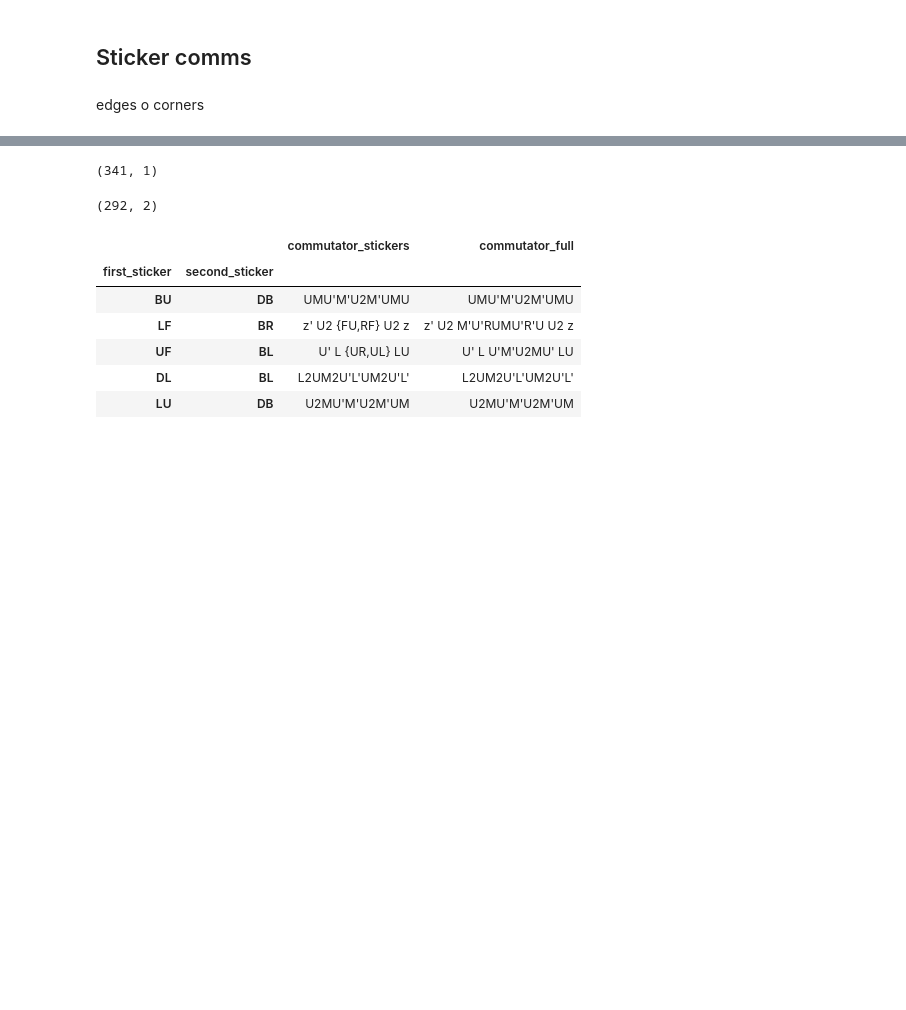
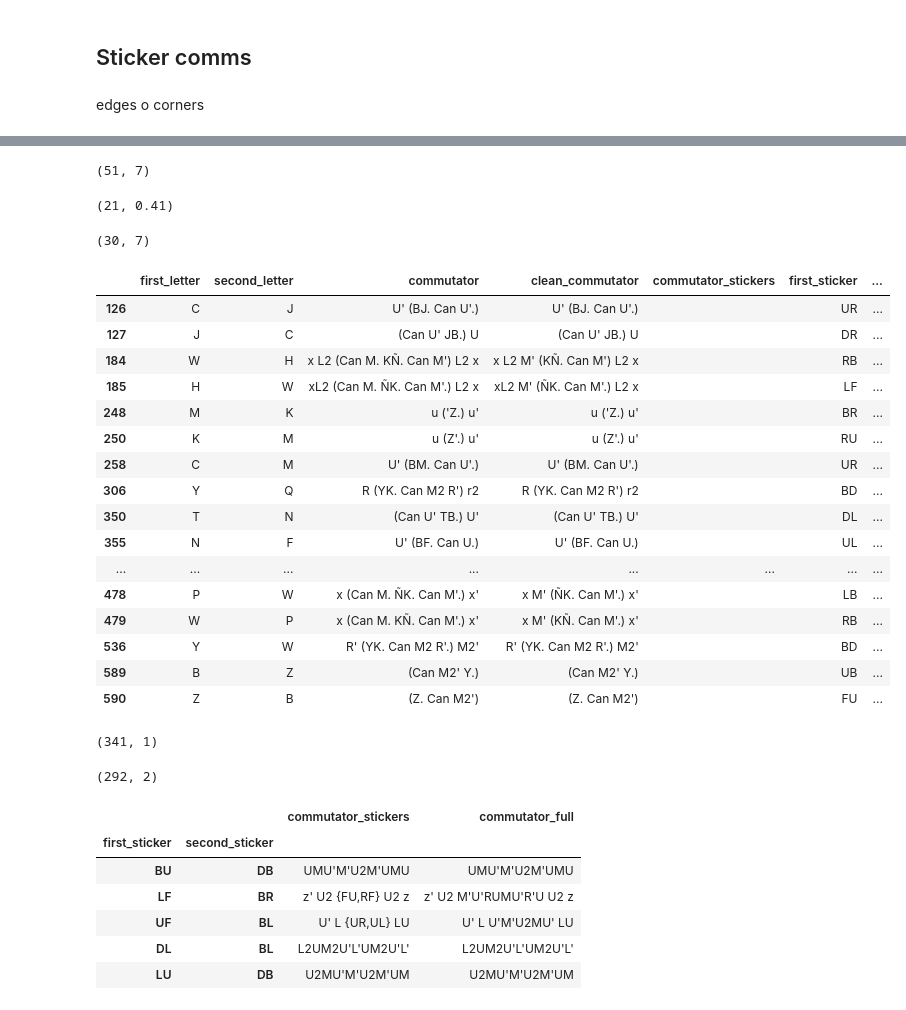
Before and after one commit to sheriffff/rubik_flask_backend, a Jupyter notebook: data_manipulator.ipynb, the cells around one changed output, grey strips where cells are left out. Saved outputs shown, nothing was run; the diff lists cells and outputs as text; code cells hidden in the pictures; blank space fills up the shorter version.

```diff
--- a/data_manipulator.ipynb
+++ b/data_manipulator.ipynb
@@ -69,0 +73,2 @@ comms_guille.shape
+# %%
+malos = comms_guille[comms_guille.commutator_stickers == ""]
@@ -70,3 +85,39 @@ comms_guille.shape
+# %%
+malos = malos[~malos.clean_commutator.str.contains("ns")]
+# %%
+malos.shape
+# %% [output]
+(51, 7)
+# %%
+malos.clean_commutator.str.contains("LL").sum(), malos.clean_commutator.str.contains("LL").mean().round(2)
+# %% [output]
+(21, 0.41)
+# %%
+malos = malos[~malos.clean_commutator.str.contains("LL")]
+# %%
+malos.shape
+# %% [output]
+(30, 7)
+# %%
+malos
+# %% [output]
+|  | first_letter | second_letter | commutator | clean_commutator | commutator_stickers | first_sticker | ... |
+| 126 | C | J | U' (BJ. Can U'.) | U' (BJ. Can U'.) |  | UR | ... |
+| 127 | J | C | (Can U' JB.) U | (Can U' JB.) U |  | DR | ... |
+| 184 | W | H | x L2 (Can M. KÑ. Can M') L2 x | x L2 M' (KÑ. Can M') L2 x |  | RB | ... |
+| 185 | H | W | xL2 (Can M. ÑK. Can M'.) L2 x | xL2 M' (ÑK. Can M'.) L2 x |  | LF | ... |
+| 248 | M | K | u ('Z.) u' | u ('Z.) u' |  | BR | ... |
+| 250 | K | M | u (Z'.) u' | u (Z'.) u' |  | RU | ... |
+| 258 | C | M | U' (BM. Can U'.) | U' (BM. Can U'.) |  | UR | ... |
+| 306 | Y | Q | R (YK. Can M2 R') r2 | R (YK. Can M2 R') r2 |  | BD | ... |
+| 350 | T | N | (Can U' TB.) U' | (Can U' TB.) U' |  | DL | ... |
+| 355 | N | F | U' (BF. Can U.) | U' (BF. Can U.) |  | UL | ... |
+| ... | ... | ... | ... | ... | ... | ... | ... |
+| 478 | P | W | x (Can M. ÑK. Can M'.) x' | x M' (ÑK. Can M'.) x' |  | LB | ... |
+| 479 | W | P | x (Can M. KÑ. Can M'.) x' | x M' (KÑ. Can M'.) x' |  | RB | ... |
+| 536 | Y | W | R' (YK. Can M2 R'.) M2' | R' (YK. Can M2 R'.) M2' |  | BD | ... |
+| 589 | B | Z | (Can M2' Y.) | (Can M2' Y.) |  | UB | ... |
+| 590 | Z | B | (Z. Can M2') | (Z. Can M2') |  | FU | ... |
 # %%
 comms_guille = comms_guille[comms_guille.commutator_stickers.apply(lambda c: c.strip()) != ""]
 # %%
```
Also changed, not shown: parts of 9 cells of this notebook, 1 other file.
